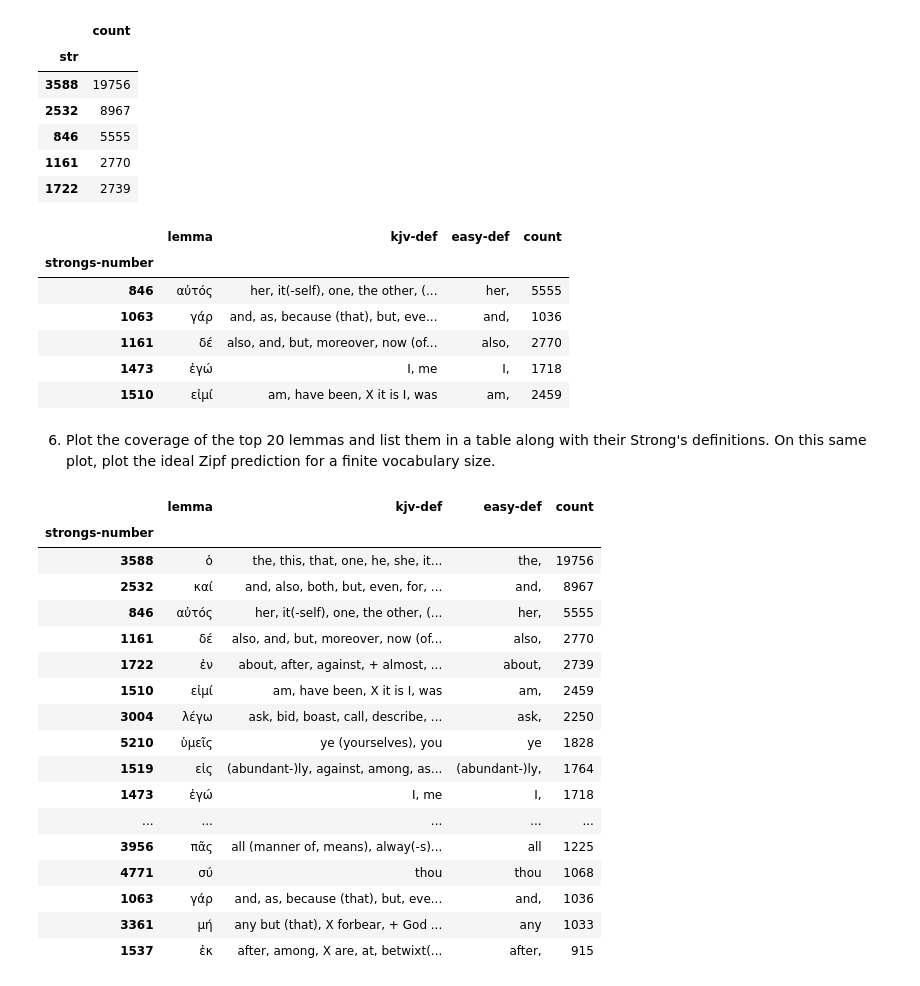
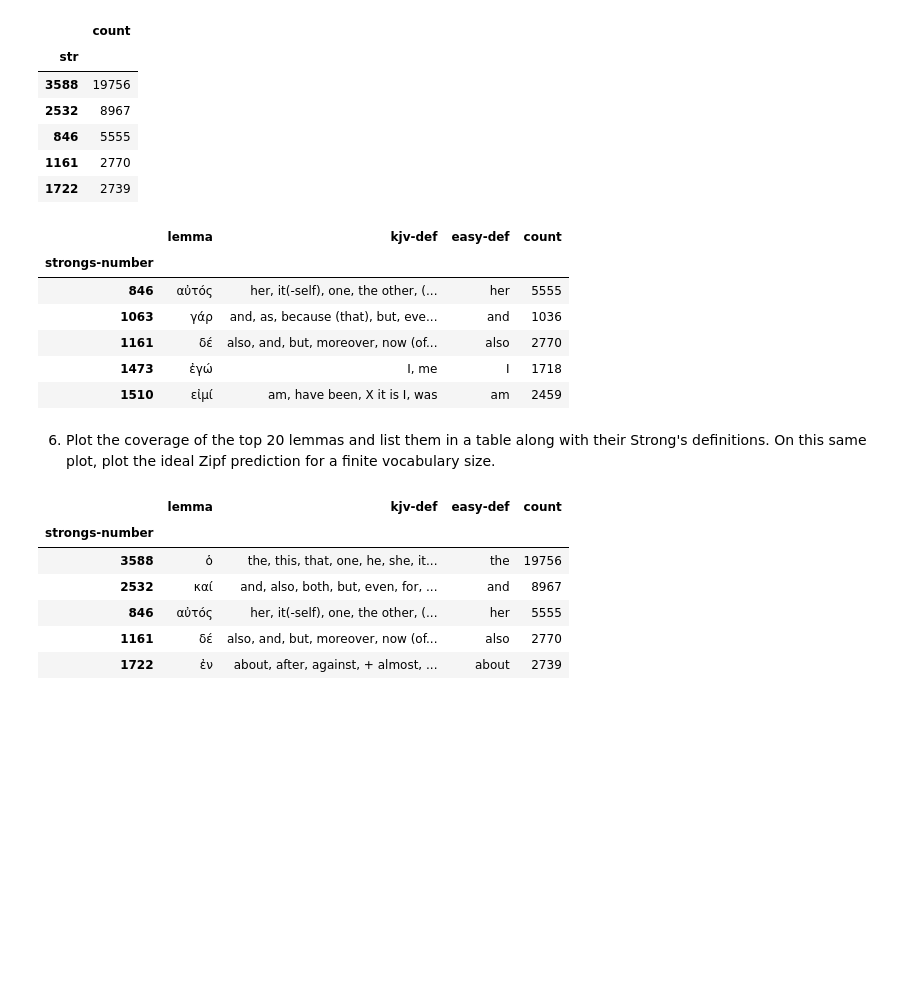
Before and after one commit to Tussky/Datascience-problem-set, a Jupyter notebook: PS1_InitialExploration.ipynb, the cells around one changed output. Cells and saved outputs as stored; diff of their text form; code cells hidden in the pictures; blank space fills up the shorter version.

```diff
--- a/PS1_InitialExploration.ipynb
+++ b/PS1_InitialExploration.ipynb
@@ -98,15 +124,17 @@ if os.path.exists("./all_rmacs_decoded"):
     rmacs_df = pd.read_csv("./all_rmacs_decoded")
 else:
     rmacs_df = pd.DataFrame()
-    rmacs_df['rmac'] = all_rmacs
+    rmacs_df["rmac"] = all_rmacs
     rmacs_df.head()
     rmac_url = "https://www.modernliteralversion.org/bibles/bs2/RMAC/"
 
     for index, row in rmacs_df.iterrows():
-        decoded_rmac_parts = decode_rmac(row['rmac']+".htm")
+        decoded_rmac_parts = decode_rmac(row["rmac"] + ".htm")
 
         for dict_segment in decoded_rmac_parts:
-            rmacs_df.at[index, list(dict_segment.keys())[0]] = list(dict_segment.values())[0]
+            rmacs_df.at[index, list(dict_segment.keys())[0]] = list(
+                dict_segment.values()
+            )[0]
 
     rmacs_df.to_csv("./all_rmacs_decoded")
 # %%
@@ -135,8 +173,14 @@ strongs_columns = strongs_soup.find('section', id="nt").find("ol").find_all("li"
 rows = []
 for entry in strongs_columns:
     row = {}
-    rows.append({
-        "strongs_number": entry.get("value"),
-        "lemma": entry.find("i").text,
-        "kjv-def": entry.find("span", class_="kjv_def").text if entry.find("span", class_="kjv_def") else None
-    })
+    rows.append(
+        {
+            "strongs_number": entry.get("value"),
+            "lemma": entry.find("i").text,
+            "kjv-def": (
+                entry.find("span", class_="kjv_def").text
+                if entry.find("span", class_="kjv_def")
+                else None
+            ),
+        }
+    )
@@ -143,8 +189,10 @@ for entry in strongs_columns:
 # %%
 strongs_df = pd.DataFrame(data=rows)
 strongs_df.set_index("strongs_number", inplace=True)
-strongs_df['easy-def'] = strongs_df['kjv-def'].str.split().str[0]
-strongs_df
+strongs_df["easy-def"] = strongs_df["kjv-def"].str.split().str[0].str.translate(
+    str.maketrans('','', string.punctuation)
+)
+display(strongs_df.head())
 
 # pickles
-strongs_df.to_pickle("./pickles/ps1/strongs_dictionary")
+strongs_df.to_pickle("./pickles/strongs_dictionary")
@@ -180,46 +236,30 @@ top20_lemmas.head()
 | 1161 | 2770 |
 | 1722 | 2739 |
 # %%
-top20_df = pd.merge(
-    strongs_df,
-    top20_lemmas,
-    right_index=True,
-    left_index=True
-)
+top20_df = pd.merge(strongs_df, top20_lemmas, right_index=True, left_index=True)
 top20_df.index.name = "strongs-number"
 display(top20_df.head(5))
 # %% [output]
 |  | lemma | kjv-def | easy-def | count |
 | strongs-number |  |  |  |  |
-| 846 | αὐτός | her, it(-self), one, the other, (... | her, | 5555 |
-| 1063 | γάρ | and, as, because (that), but, eve... | and, | 1036 |
-| 1161 | δέ | also, and, but, moreover, now (of... | also, | 2770 |
-| 1473 | ἐγώ | I, me | I, | 1718 |
-| 1510 | εἰμί | am, have been, X it is I, was | am, | 2459 |
+| 846 | αὐτός | her, it(-self), one, the other, (... | her | 5555 |
+| 1063 | γάρ | and, as, because (that), but, eve... | and | 1036 |
+| 1161 | δέ | also, and, but, moreover, now (of... | also | 2770 |
+| 1473 | ἐγώ | I, me | I | 1718 |
+| 1510 | εἰμί | am, have been, X it is I, was | am | 2459 |
 # %% [markdown]
 6. Plot the coverage of the top 20 lemmas and list them in a table along with their Strong's definitions. On this same plot, plot the ideal Zipf prediction for a finite vocabulary size.
 # %%
-sorted = top20_df.sort_values(
-    by='count',
+sorted_df = top20_df.sort_values(
+    by="count",
     ascending=False,
 )
-sorted
+sorted_df.head()
 # %% [output]
 |  | lemma | kjv-def | easy-def | count |
 | strongs-number |  |  |  |  |
-| 3588 | ὁ | the, this, that, one, he, she, it... | the, | 19756 |
-| 2532 | καί | and, also, both, but, even, for, ... | and, | 8967 |
-| 846 | αὐτός | her, it(-self), one, the other, (... | her, | 5555 |
-| 1161 | δέ | also, and, but, moreover, now (of... | also, | 2770 |
-| 1722 | ἐν | about, after, against, + almost, ... | about, | 2739 |
-| 1510 | εἰμί | am, have been, X it is I, was | am, | 2459 |
-| 3004 | λέγω | ask, bid, boast, call, describe, ... | ask, | 2250 |
-| 5210 | ὑμεῖς | ye (yourselves), you | ye | 1828 |
-| 1519 | εἰς | (abundant-)ly, against, among, as... | (abundant-)ly, | 1764 |
-| 1473 | ἐγώ | I, me | I, | 1718 |
-| ... | ... | ... | ... | ... |
-| 3956 | πᾶς | all (manner of, means), alway(-s)... | all | 1225 |
-| 4771 | σύ | thou | thou | 1068 |
-| 1063 | γάρ | and, as, because (that), but, eve... | and, | 1036 |
-| 3361 | μή | any but (that), X forbear, + God ... | any | 1033 |
-| 1537 | ἐκ | after, among, X are, at, betwixt(... | after, | 915 |
+| 3588 | ὁ | the, this, that, one, he, she, it... | the | 19756 |
+| 2532 | καί | and, also, both, but, even, for, ... | and | 8967 |
+| 846 | αὐτός | her, it(-self), one, the other, (... | her | 5555 |
+| 1161 | δέ | also, and, but, moreover, now (of... | also | 2770 |
+| 1722 | ἐν | about, after, against, + almost, ... | about | 2739 |
```
Also changed, not shown: parts of 23 cells of this notebook.
